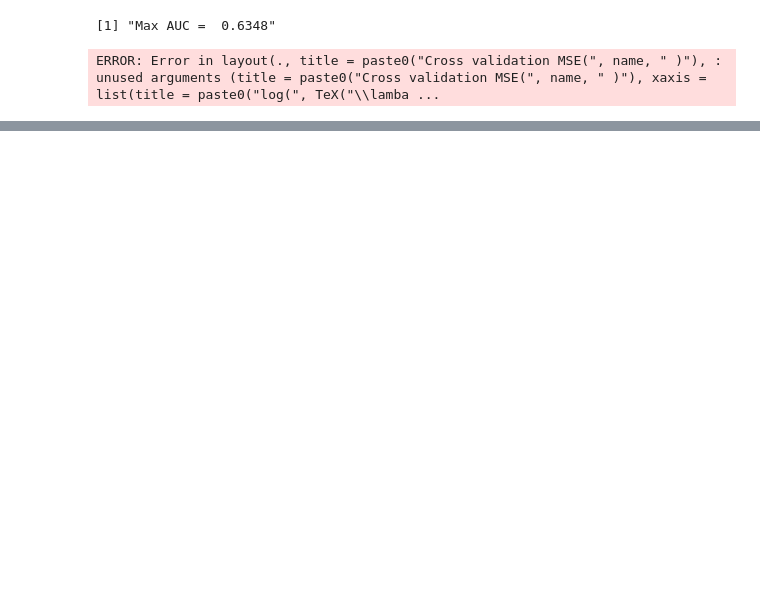
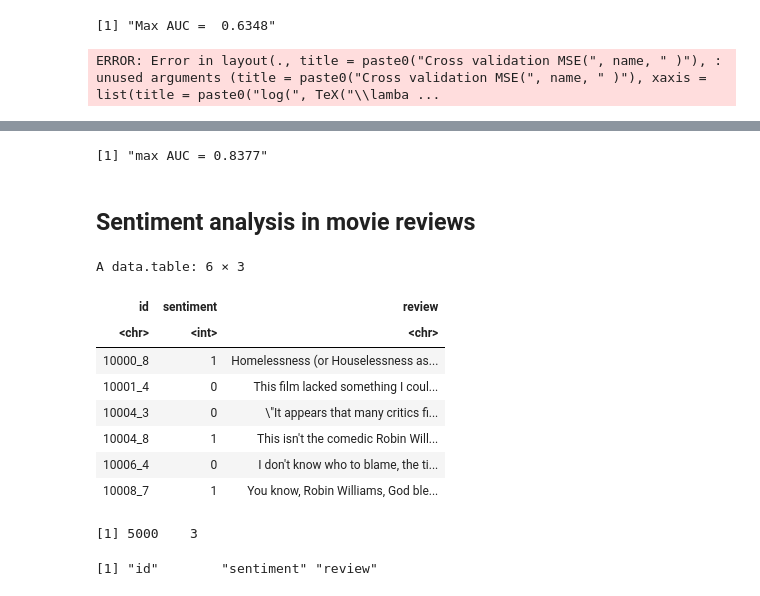
Before and after one commit to Bianchi446/data-mining, a Jupyter notebook: Preparation.ipynb, the cells around one changed output, grey strips where cells are left out. Cells and saved outputs as stored; diff of their text form; code cells hidden in the pictures; blank space fills up the shorter version.

```diff
--- a/Preparation.ipynb
+++ b/Preparation.ipynb
@@ -492,0 +764,37 @@ ERROR: Error in layout(., title = paste0("Cross validation MSE(", name, " )"), :
+# %%
+cos_dist = function(mat) { numer = tcrossprod(mat)
+denom1 = sqrt(apply(mat, 1, crossprod))
+denom2 = sqrt(apply(mat, 1, crossprod))
+1 - numer / outer(denom1,denom2)
+}
+
+# Recall fit <- cv.glmnet(x = as.matrix(dtm), y = job[['highrank']], ...)
+dist_cos = cos_dist(as.matrix(dtm)) # also try with dtm_train
+set.seed(1234)
+fit_cos <- cv.glmnet(x = dist_cos, y=job[['highrank']], family = 'binomial',
+
+alpha = 1, type.measure = "auc", nfolds = 10,
+thresh = 1e-5, maxit = 1e5)
+print(paste("max AUC =", round(max(fit_cos$cvm), 4))) # [1] "max AUC=0.8377"
+# %% [output]
+[1] "max AUC = 0.8377"
+# %% [markdown]
+## Sentiment analysis in movie reviews
+# %%
+data("movie_review")   # Load the movie review data
+setDT(movie_review)    # Coerce the movie reviews into a data.table object
+setkey(movie_review, id) # Create a key for the movie-reviews data table
+
+head(movie_review); dim(movie_review); colnames(movie_review)
+# %% [output]
+A data.table: 6 × 3
+| id | sentiment | review |
+| <chr> | <int> | <chr> |
+| 10000_8 | 1 | Homelessness (or Houselessness as... |
+| 10001_4 | 0 | This film lacked something I coul... |
+| 10004_3 | 0 | \"It appears that many critics fi... |
+| 10004_8 | 1 | This isn't the comedic Robin Will... |
+| 10006_4 | 0 | I don't know who to blame, the ti... |
+| 10008_7 | 1 | You know, Robin Williams, God ble... |
+[1] 5000    3
+[1] "id"        "sentiment" "review"
```
Also changed, not shown: parts of 51 cells of this notebook.
